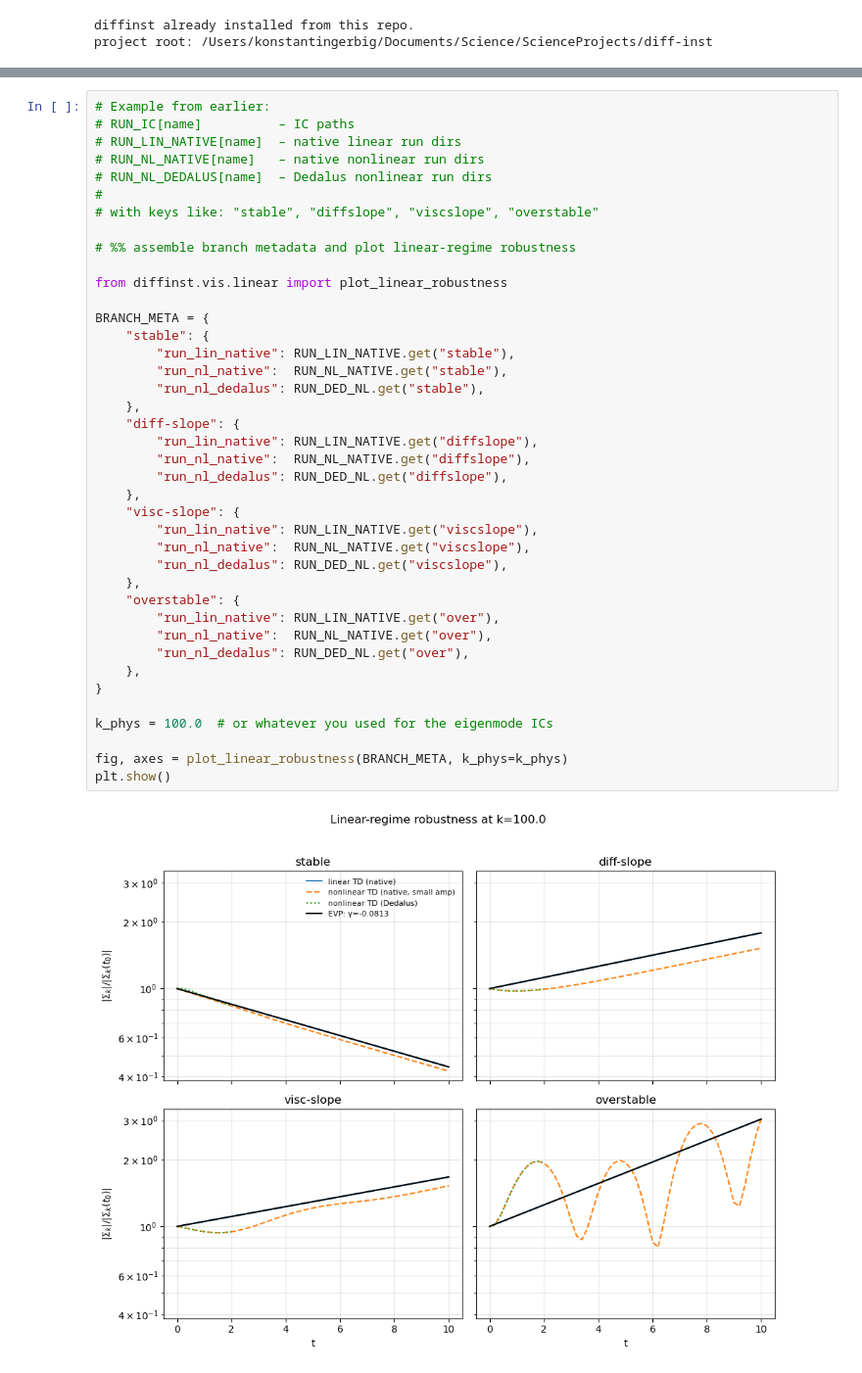
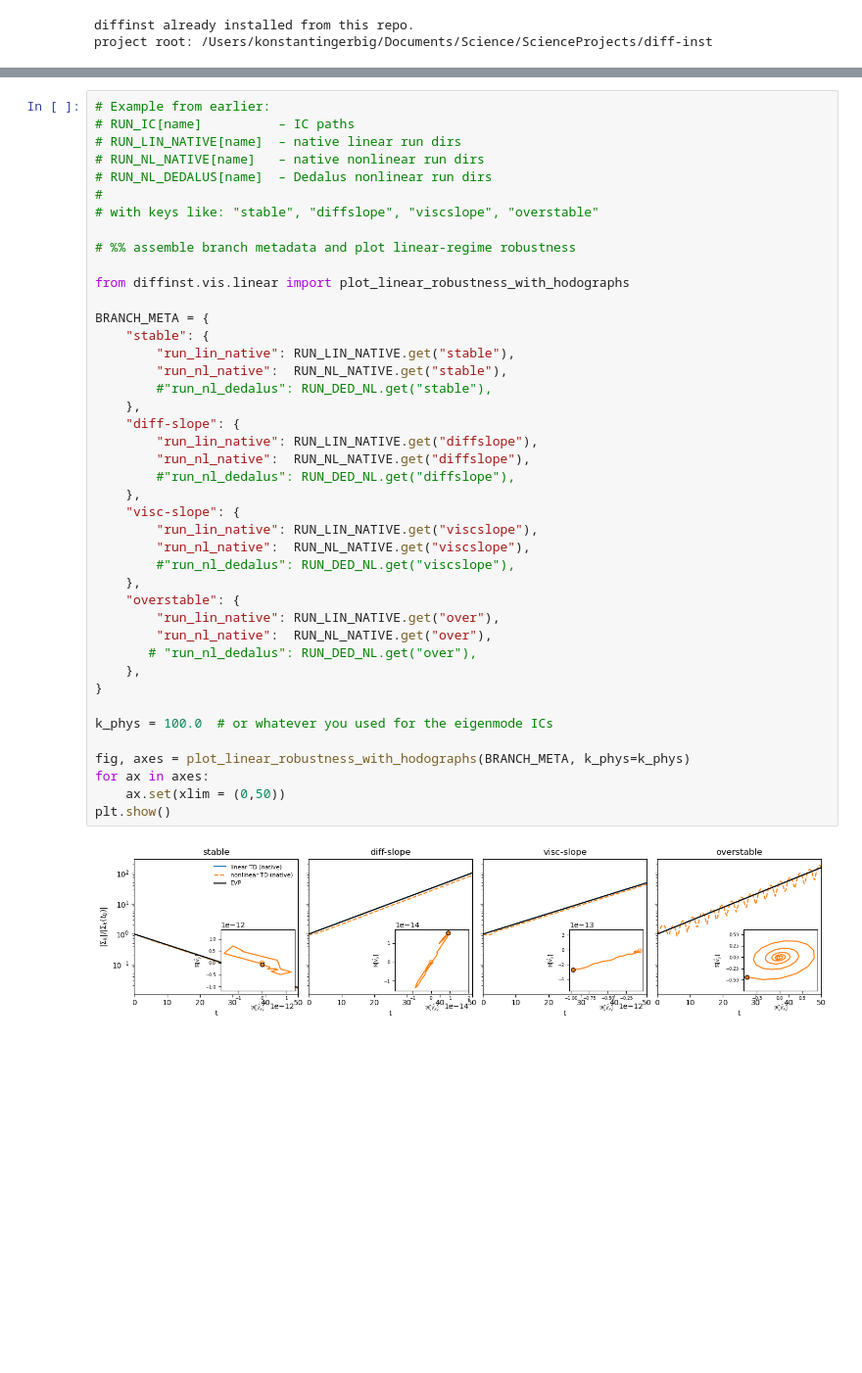
Before and after one commit to KonstantinGerbig/diff-inst, a Jupyter notebook: notebooks/paper_linear.ipynb, the cells around one changed output, grey strips where cells are left out. Shown: that part at 98% size. Saved outputs shown, nothing was run; the diff lists cells and outputs as text; blank space fills up the shorter version.

Commit message:
worked on linear robustness plots inc. hodographs

```diff
--- a/notebooks/paper_linear.ipynb
+++ b/notebooks/paper_linear.ipynb
@@ -321,37 +310,39 @@ Running: /opt/anaconda3/envs/dedalus3/bin/python -m scripts.run_nonlinear --conf
 # RUN_NL_DEDALUS[name]  – Dedalus nonlinear run dirs
 #
 # with keys like: "stable", "diffslope", "viscslope", "overstable"
 
 # %% assemble branch metadata and plot linear-regime robustness
 
-from diffinst.vis.linear import plot_linear_robustness
+from diffinst.vis.linear import plot_linear_robustness_with_hodographs
 
 BRANCH_META = {
     "stable": {
         "run_lin_native": RUN_LIN_NATIVE.get("stable"),
         "run_nl_native":  RUN_NL_NATIVE.get("stable"),
-        "run_nl_dedalus": RUN_DED_NL.get("stable"),
+        #"run_nl_dedalus": RUN_DED_NL.get("stable"),
     },
     "diff-slope": {
         "run_lin_native": RUN_LIN_NATIVE.get("diffslope"),
         "run_nl_native":  RUN_NL_NATIVE.get("diffslope"),
-        "run_nl_dedalus": RUN_DED_NL.get("diffslope"),
+        #"run_nl_dedalus": RUN_DED_NL.get("diffslope"),
     },
     "visc-slope": {
         "run_lin_native": RUN_LIN_NATIVE.get("viscslope"),
         "run_nl_native":  RUN_NL_NATIVE.get("viscslope"),
-        "run_nl_dedalus": RUN_DED_NL.get("viscslope"),
+        #"run_nl_dedalus": RUN_DED_NL.get("viscslope"),
     },
     "overstable": {
         "run_lin_native": RUN_LIN_NATIVE.get("over"),
         "run_nl_native":  RUN_NL_NATIVE.get("over"),
-        "run_nl_dedalus": RUN_DED_NL.get("over"),
+       # "run_nl_dedalus": RUN_DED_NL.get("over"),
     },
 }
 
 k_phys = 100.0  # or whatever you used for the eigenmode ICs
 
-fig, axes = plot_linear_robustness(BRANCH_META, k_phys=k_phys)
+fig, axes = plot_linear_robustness_with_hodographs(BRANCH_META, k_phys=k_phys)
+for ax in axes:
+    ax.set(xlim = (0,50))
 plt.show()
 # %% [output]
-[figure, old version]
+[figure, new version]
```
Also changed, not shown: parts of 7 cells of this notebook, 5 other files.
